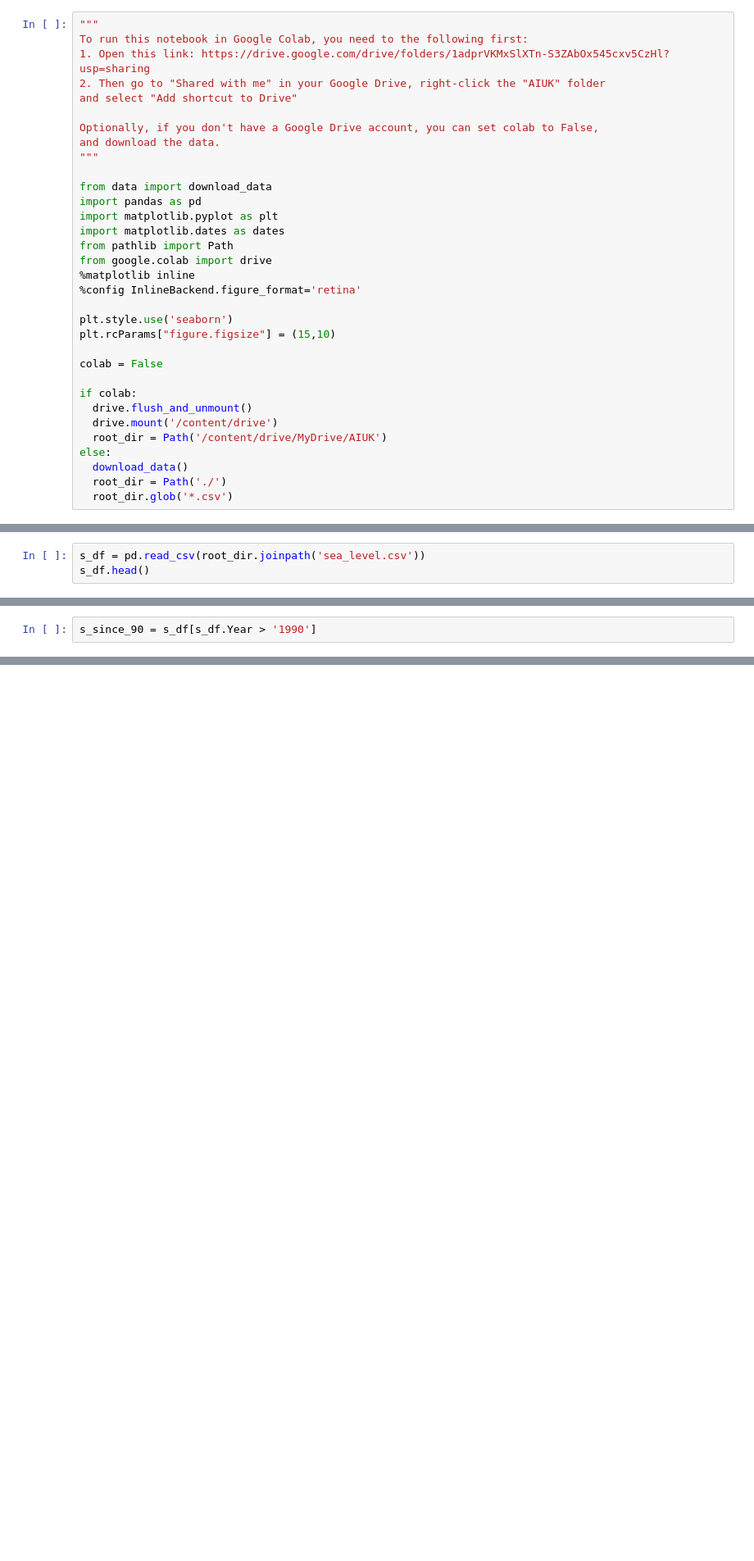
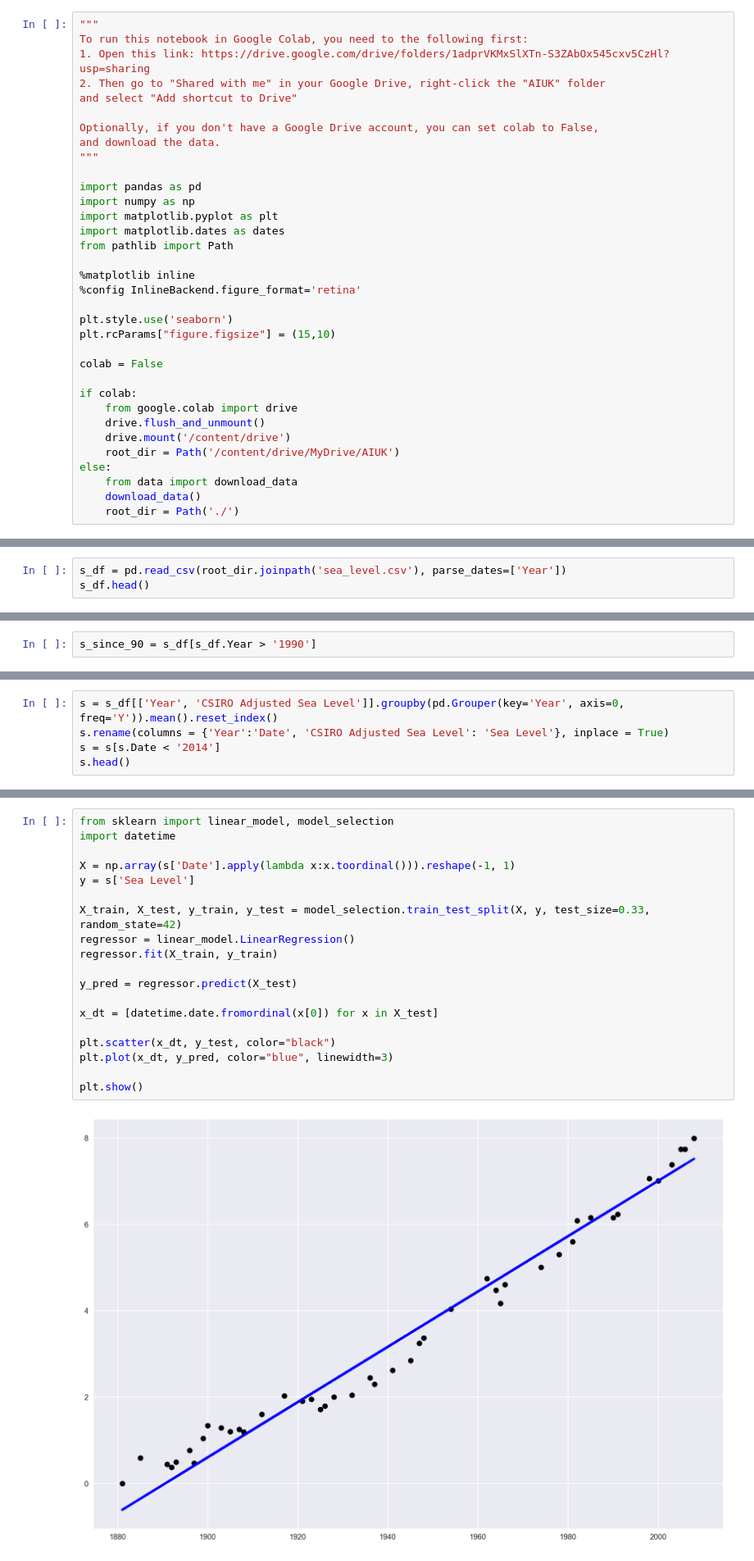
Before and after one commit to edwardchalstrey1/DSGaiuk2022, a Jupyter notebook: aiuk.ipynb, the cells around one changed output, grey strips where cells are left out. Shown at 82% size. Cells and saved outputs as stored; diff of their text form; blank space fills up the shorter version.

Commit message:
Fix data downloads/add regression

```diff
--- a/aiuk.ipynb
+++ b/aiuk.ipynb
@@ -39,12 +39,12 @@ Optionally, if you don't have a Google Drive account, you can set colab to False
 and download the data.
 """
 
-from data import download_data
 import pandas as pd
+import numpy as np
 import matplotlib.pyplot as plt
 import matplotlib.dates as dates
 from pathlib import Path
-from google.colab import drive
+
 %matplotlib inline
 %config InlineBackend.figure_format='retina'
 
@@ -54,10 +54,11 @@ plt.rcParams["figure.figsize"] = (15,10)
 colab = False
 
 if colab:
-  drive.flush_and_unmount()
-  drive.mount('/content/drive')
-  root_dir = Path('/content/drive/MyDrive/AIUK')
+    from google.colab import drive
+    drive.flush_and_unmount()
+    drive.mount('/content/drive')
+    root_dir = Path('/content/drive/MyDrive/AIUK')
 else:
-  download_data()
-  root_dir = Path('./')
-  root_dir.glob('*.csv')
+    from data import download_data
+    download_data()
+    root_dir = Path('./')
@@ -132,7 +131,7 @@ For millions of people around the world, the most immediate impact of climate ch
 
 Let's take a look at the sea level dataset.
 # %%
-s_df = pd.read_csv(root_dir.joinpath('sea_level.csv'))
+s_df = pd.read_csv(root_dir.joinpath('sea_level.csv'), parse_dates=['Year'])
 s_df.head()
 # %% [output]
 |  | Year | CSIRO Adjusted Sea Level | Lower Error Bound | Upper Error Bound | NOAA Adjusted Sea Level |
@@ -157,0 +159,5 @@ TODO: predict sea level rise to 2050
+# %%
+s = s_df[['Year', 'CSIRO Adjusted Sea Level']].groupby(pd.Grouper(key='Year', axis=0, freq='Y')).mean().reset_index()
+s.rename(columns = {'Year':'Date', 'CSIRO Adjusted Sea Level': 'Sea Level'}, inplace = True)
+s = s[s.Date < '2014']
+s.head()
@@ -157,0 +175,21 @@ TODO: predict sea level rise to 2050
+# %%
+from sklearn import linear_model, model_selection
+import datetime
+
+X = np.array(s['Date'].apply(lambda x:x.toordinal())).reshape(-1, 1)
+y = s['Sea Level']
+
+X_train, X_test, y_train, y_test = model_selection.train_test_split(X, y, test_size=0.33, random_state=42)
+regressor = linear_model.LinearRegression()
+regressor.fit(X_train, y_train)
+
+y_pred = regressor.predict(X_test)
+
+x_dt = [datetime.date.fromordinal(x[0]) for x in X_test]
+
+plt.scatter(x_dt, y_test, color="black")
+plt.plot(x_dt, y_pred, color="blue", linewidth=3)
+
+plt.show()
+# %% [output]
+[figure, added]
```
Also changed, not shown: parts of 15 cells of this notebook, 2 other files.
